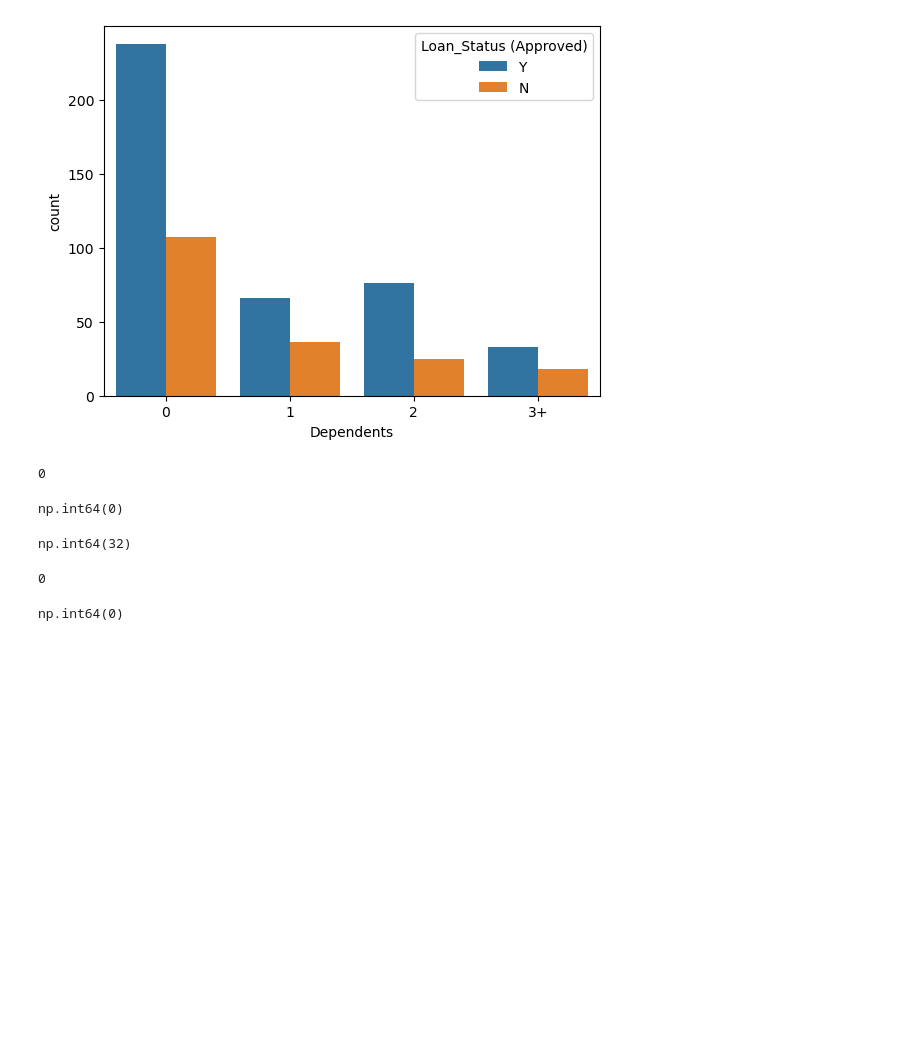
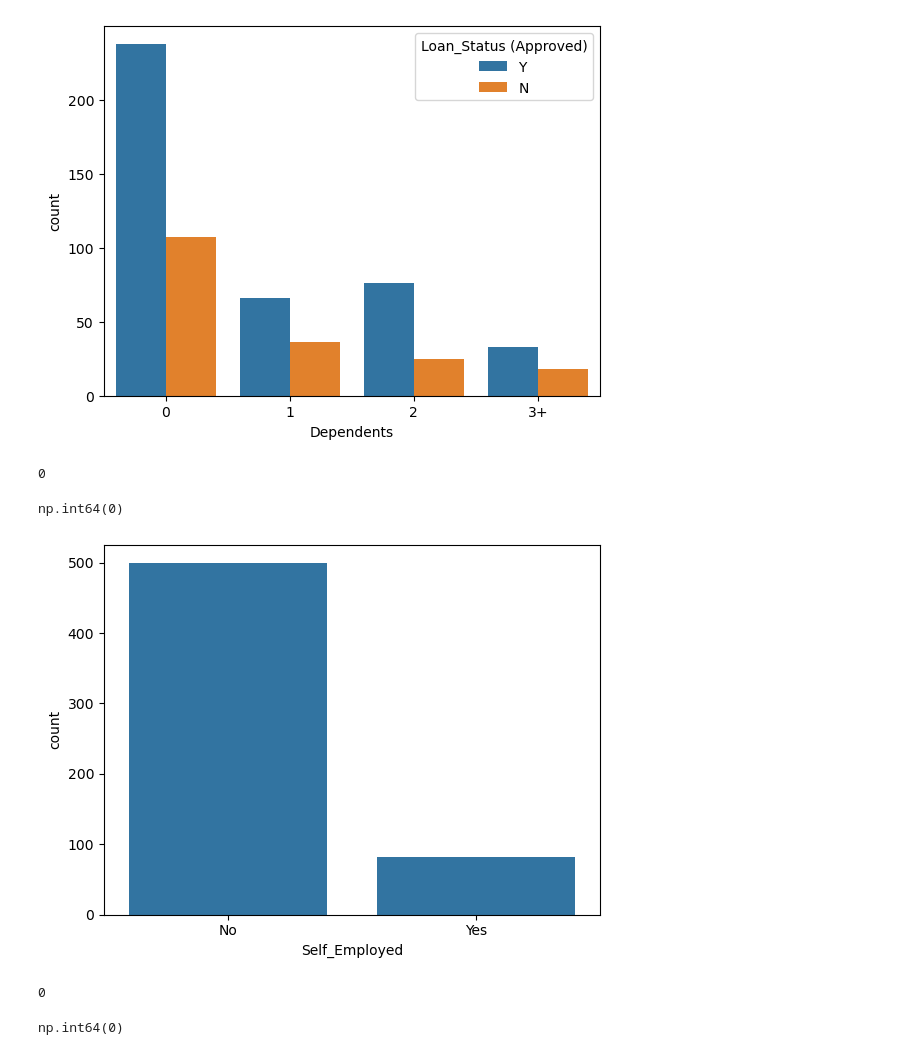
Before and after one commit to Pooja7232/DataAnalysis2, a Jupyter notebook: Desktop/Week7/Day-01/P1.ipynb, the cells around one changed output. Cells and saved outputs as stored; diff of their text form; code cells hidden in the pictures; blank space fills up the shorter version.

```diff
--- a/Desktop/Week7/Day-01/P1.ipynb
+++ b/Desktop/Week7/Day-01/P1.ipynb
@@ -258,8 +264,10 @@ df['Education'].isnull().sum()
 np.int64(0)
 # %%
 df['Self_Employed'].isnull().sum()
+sns.countplot(x=df["Self_Employed"])
+plt.show()
 # %% [output]
-np.int64(32)
+[figure, added]
 # %%
 df['Self_Employed']=df['Self_Employed'].fillna(df['Self_Employed'].mode()[0])
 print(df['Self_Employed'].isnull().sum())
```
Also changed, not shown: parts of 5 cells of this notebook.
